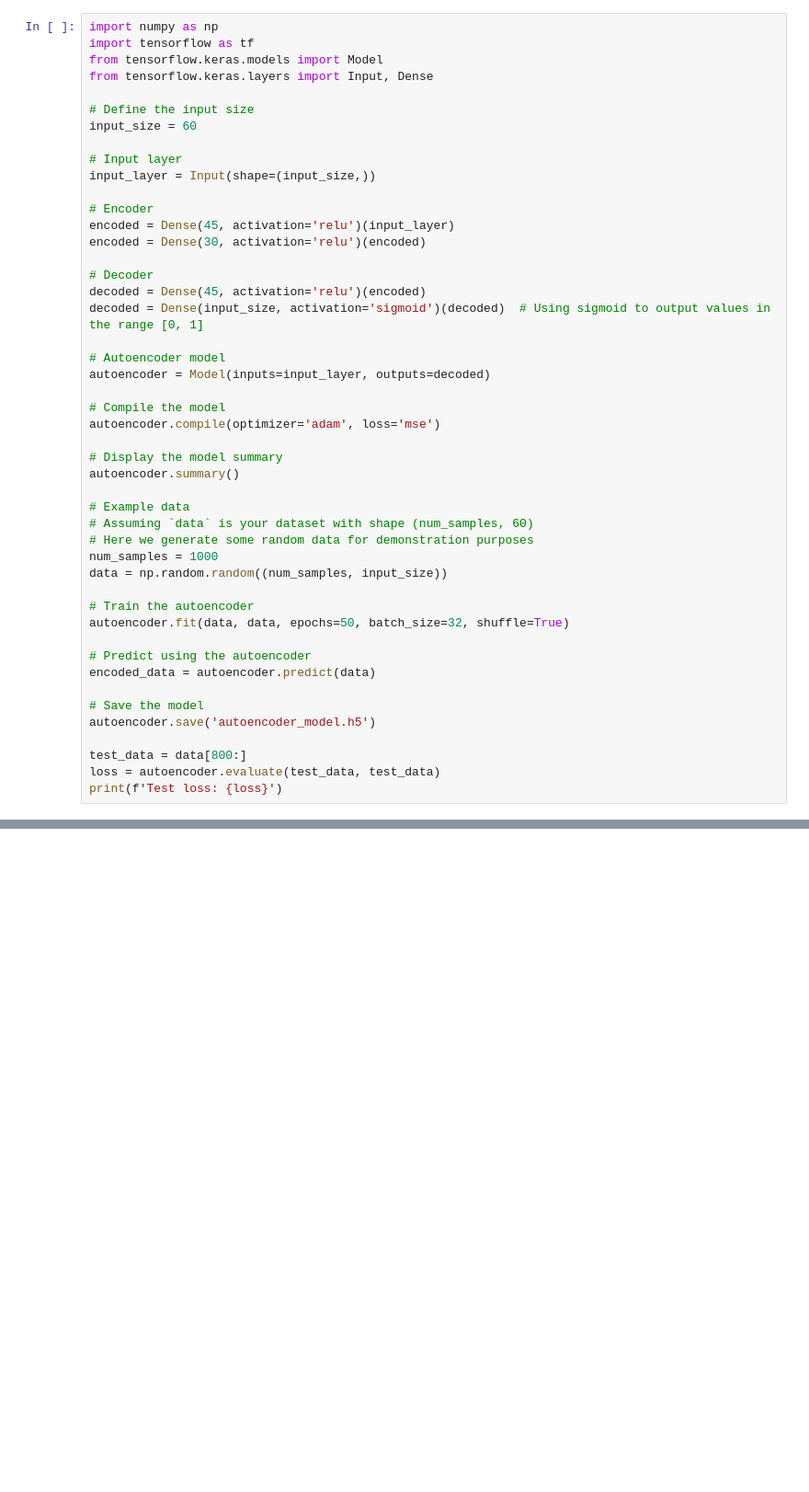
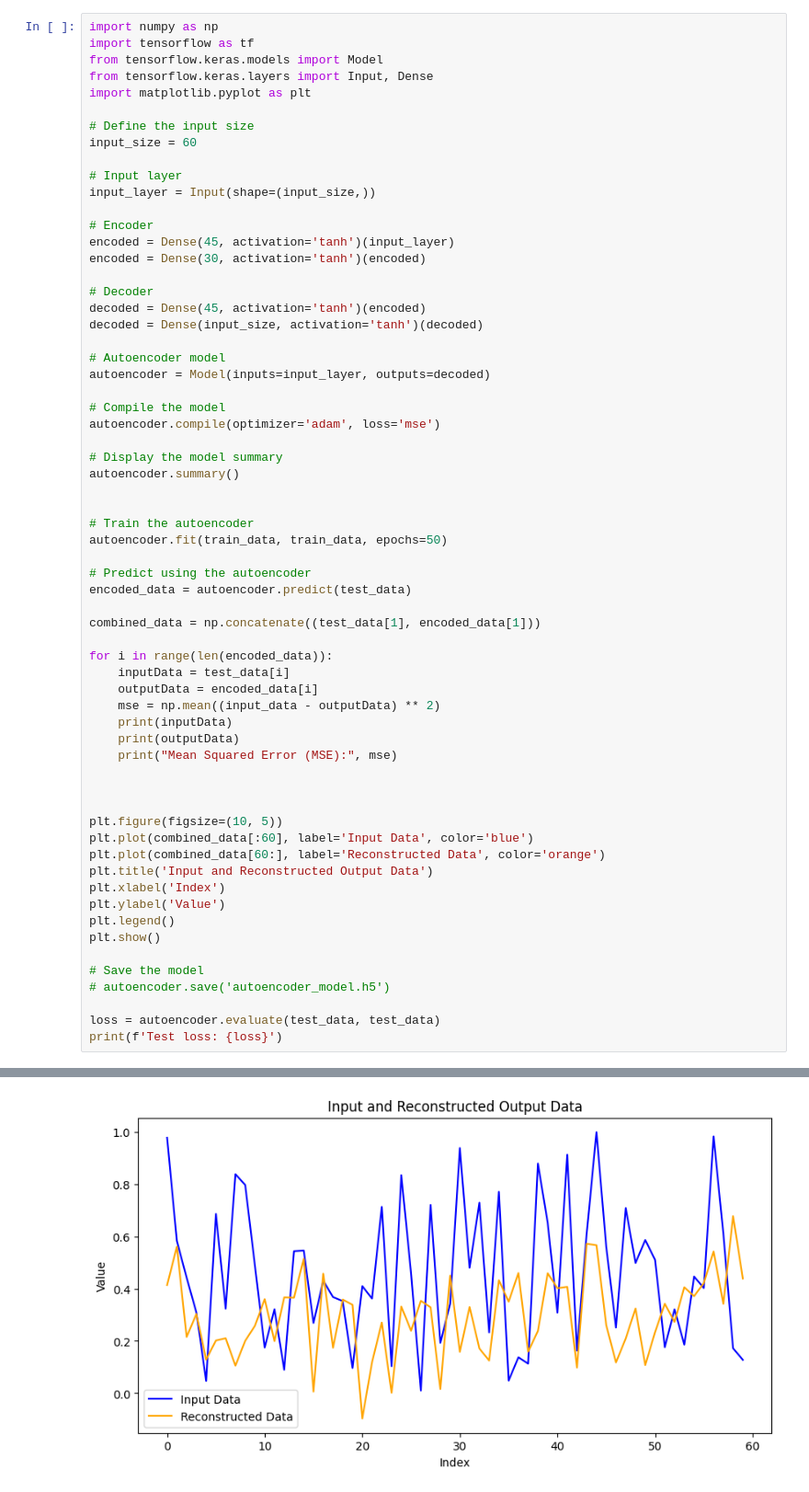
Before and after one commit to Gitesh1998/Stock-prediction, a Jupyter notebook: auto_encoder.ipynb, the cells around one changed output, grey strips where cells are left out. Shown at 92% size. Cells and saved outputs as stored; diff of their text form; blank space fills up the shorter version.

Commit message:
Added autoencoder

```diff
--- a/auto_encoder.ipynb
+++ b/auto_encoder.ipynb
@@ -10,6 +33,7 @@ import numpy as np
 import tensorflow as tf
 from tensorflow.keras.models import Model
 from tensorflow.keras.layers import Input, Dense
+import matplotlib.pyplot as plt
 
 # Define the input size
 input_size = 60
@@ -18,12 +42,12 @@ input_size = 60
 input_layer = Input(shape=(input_size,))
 
 # Encoder
-encoded = Dense(45, activation='relu')(input_layer)
-encoded = Dense(30, activation='relu')(encoded)
+encoded = Dense(45, activation='tanh')(input_layer)
+encoded = Dense(30, activation='tanh')(encoded)
 
 # Decoder
-decoded = Dense(45, activation='relu')(encoded)
-decoded = Dense(input_size, activation='sigmoid')(decoded)  # Using sigmoid to output values in the range [0, 1]
+decoded = Dense(45, activation='tanh')(encoded)
+decoded = Dense(input_size, activation='tanh')(decoded)
 
 # Autoencoder model
 autoencoder = Model(inputs=input_layer, outputs=decoded)
@@ -34,22 +58,37 @@ autoencoder.compile(optimizer='adam', loss='mse')
 # Display the model summary
 autoencoder.summary()
 
-# Example data
-# Assuming `data` is your dataset with shape (num_samples, 60)
-# Here we generate some random data for demonstration purposes
-num_samples = 1000
-data = np.random.random((num_samples, input_size))
 
 # Train the autoencoder
-autoencoder.fit(data, data, epochs=50, batch_size=32, shuffle=True)
+autoencoder.fit(train_data, train_data, epochs=50)
 
 # Predict using the autoencoder
-encoded_data = autoencoder.predict(data)
+encoded_data = autoencoder.predict(test_data)
+
+combined_data = np.concatenate((test_data[1], encoded_data[1]))
+
+for i in range(len(encoded_data)):
+    inputData = test_data[i]
+    outputData = encoded_data[i]
+    mse = np.mean((input_data - outputData) ** 2)
+    print(inputData)
+    print(outputData)
+    print("Mean Squared Error (MSE):", mse)
+
+
+
+plt.figure(figsize=(10, 5))
+plt.plot(combined_data[:60], label='Input Data', color='blue')
+plt.plot(combined_data[60:], label='Reconstructed Data', color='orange')
+plt.title('Input and Reconstructed Output Data')
+plt.xlabel('Index')
+plt.ylabel('Value')
+plt.legend()
+plt.show()
 
 # Save the model
-autoencoder.save('autoencoder_model.h5')
+# autoencoder.save('autoencoder_model.h5')
 
-test_data = data[800:]
 loss = autoencoder.evaluate(test_data, test_data)
 print(f'Test loss: {loss}')
 # %% [output]
@@ -76,0 +129 @@ Model: "functional_1"
+[figure, added]
```
Also changed, not shown: parts of 3 cells of this notebook, 2 other files.
